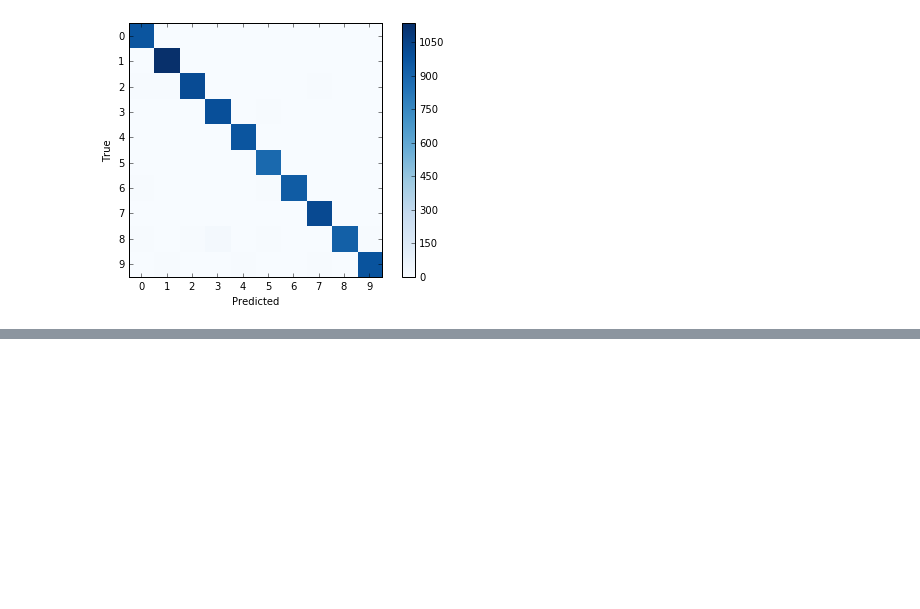
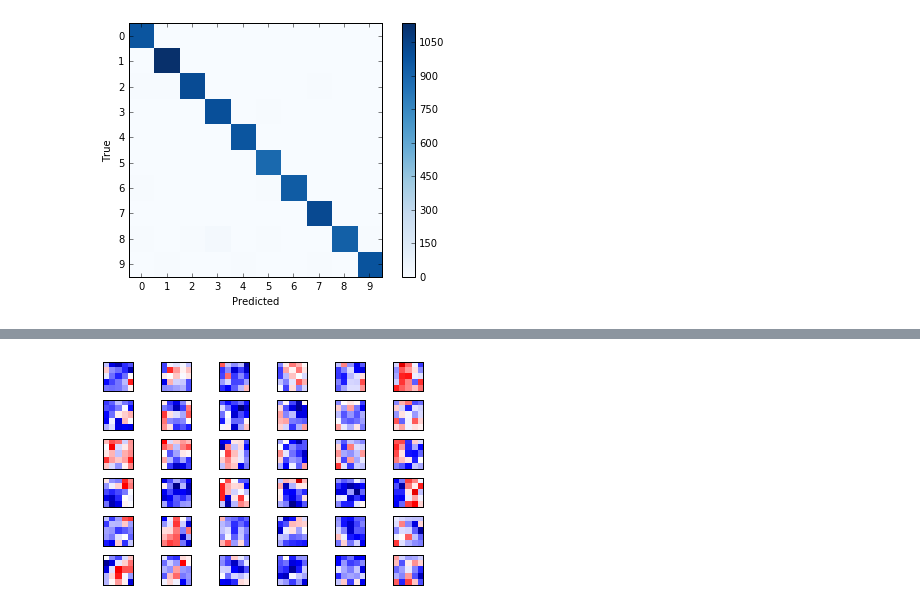
Before and after one commit to ijustloveses/tensorflow_tutorial, a Jupyter notebook: 02_Convolutional_NN.ipynb, the cells around one changed output, grey strips where cells are left out. Saved outputs shown, nothing was run; the diff lists cells and outputs as text; code cells hidden in the pictures; blank space fills up the shorter version.

```diff
--- a/02_Convolutional_NN.ipynb
+++ b/02_Convolutional_NN.ipynb
@@ -465,0 +511,5 @@ print_confusion_matrix()
+# %%
+# 看看第二层权重，仍然一头雾水
+plot_conv_weights(weights=weight_conv2, input_channel=0)
+# %% [output]
+[figure, added]
```
Also changed, not shown: parts of 5 cells of this notebook.
